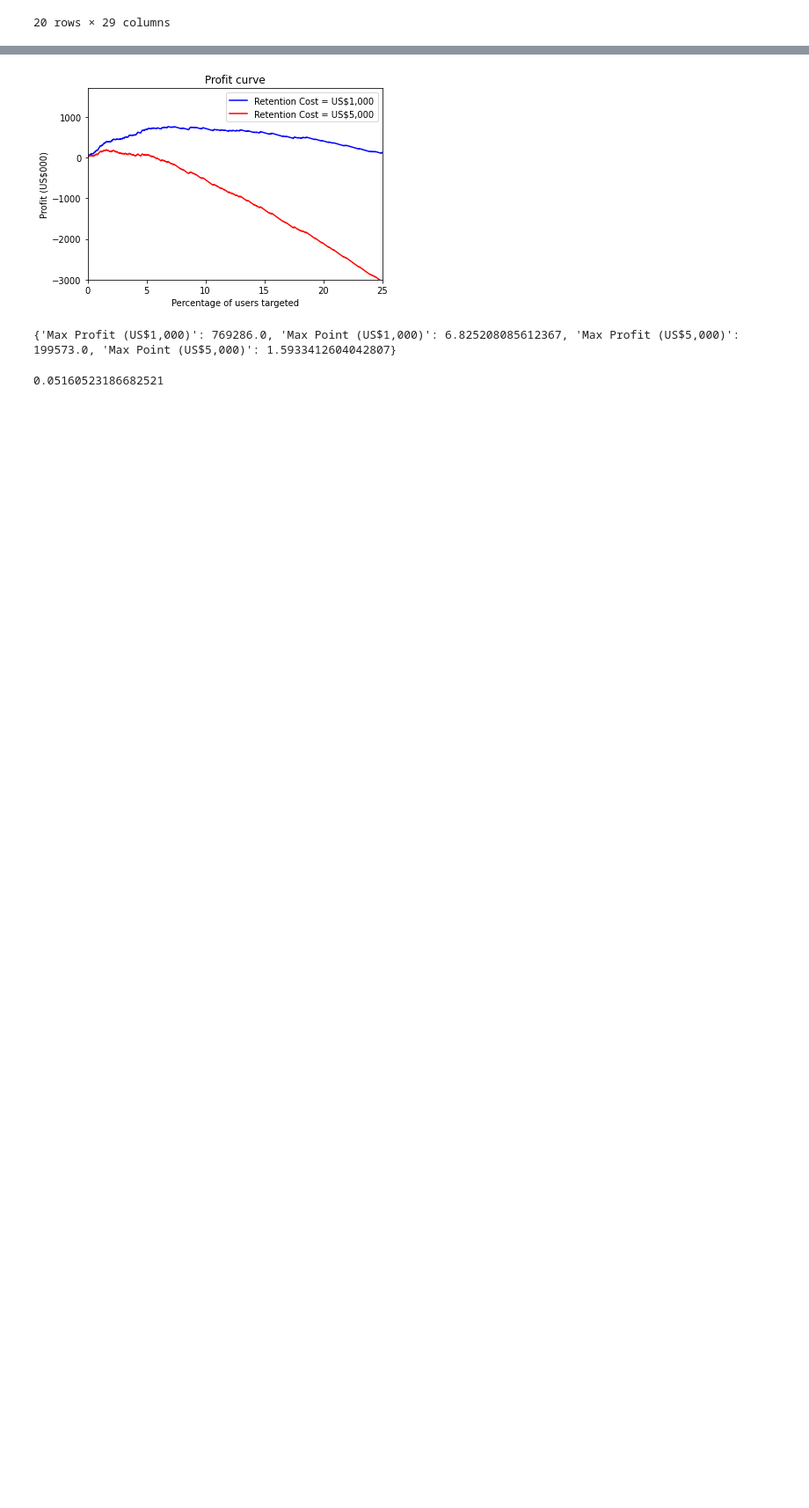
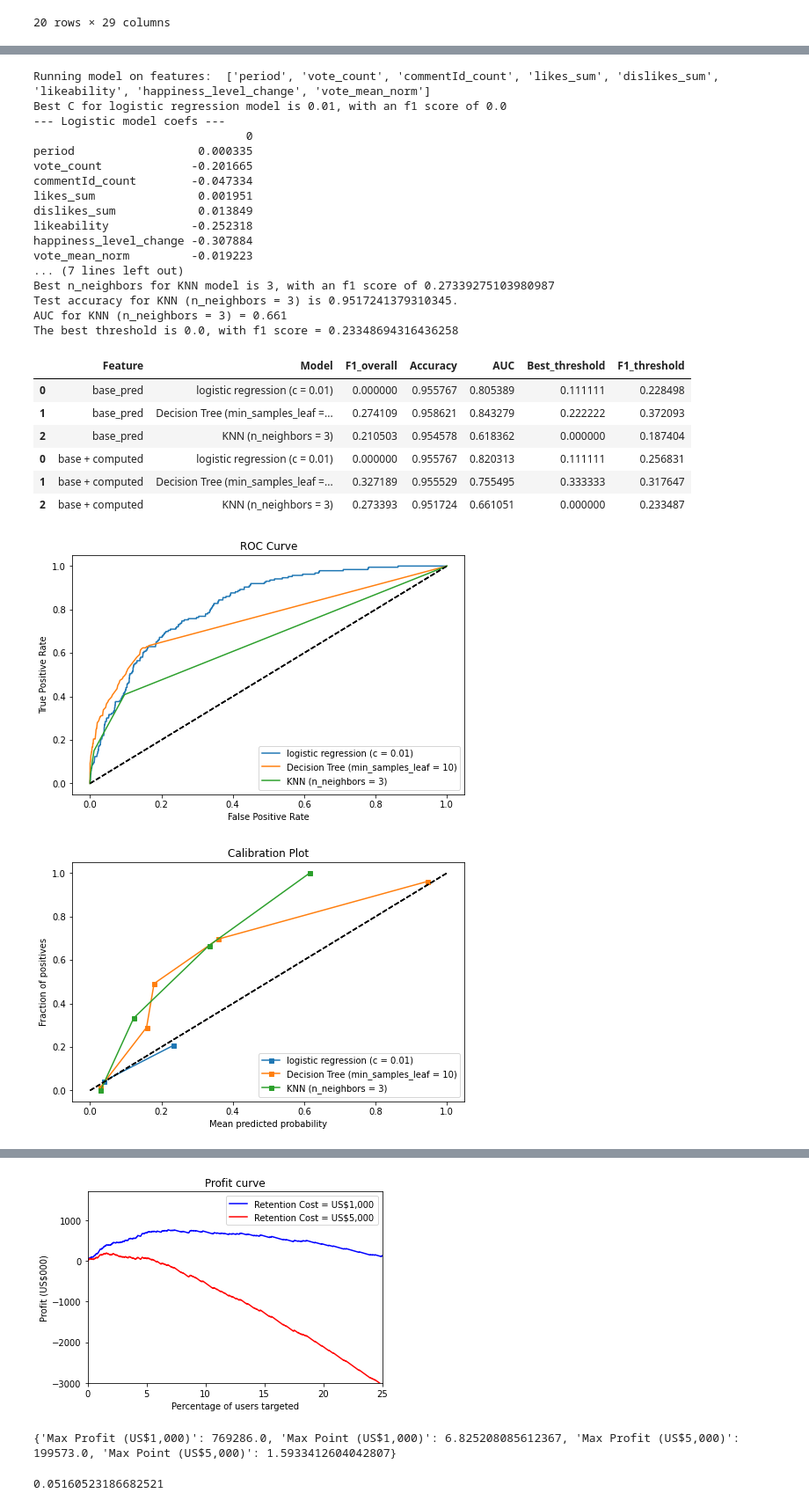
Before and after one commit to ceciliastern/ds_term_project, a Jupyter notebook: Model (Snapshot) - Happiness Dataset.ipynb, the cells around one changed output, grey strips where cells are left out. Shown at 88% size. Drawn from its saved outputs; the diff is of its cells as text; code cells hidden in the pictures; blank space fills up the shorter version.

```diff
--- a/Model (Snapshot) - Happiness Dataset.ipynb
+++ b/Model (Snapshot) - Happiness Dataset.ipynb
@@ -546,7 +546,7 @@ def sweepParams(models, x_train, y_train, params, param_name, model_name):
     return best_model, best_f1
 # %%
 def create_res(features, model_name, f1, accuracy, auc, threshold, f1_threshold):
-    return {"Feature": ' '.join(features),
+    return {"Feature": features,
             "Model": model_name,
             "F1_overall": f1,
             "Accuracy": accuracy,
@@ -662 +669,35 @@ The best threshold is 0.0, with f1 score = 0.16012558869701726
+# %%
+predictors = base_pred + computed_pred
+print("Running model on features: ", predictors)
+res = sweepModels(x_train[predictors], x_train[target], x_test[predictors],
+                  x_test[target], "base + computed")
+res_df = res_df.append(res)
+res_df
+# %% [output]
+Running model on features:  ['period', 'vote_count', 'commentId_count', 'likes_sum', 'dislikes_sum', 'likeability', 'happiness_level_change', 'vote_mean_norm']
+Best C for logistic regression model is 0.01, with an f1 score of 0.0
+--- Logistic model coefs ---
+                               0
+period                  0.000335
+vote_count             -0.201665
+commentId_count        -0.047334
+likes_sum               0.001951
+dislikes_sum            0.013849
+likeability            -0.252318
+happiness_level_change -0.307884
+vote_mean_norm         -0.019223
+... (7 lines left out)
+Best n_neighbors for KNN model is 3, with an f1 score of 0.27339275103980987
+Test accuracy for KNN (n_neighbors = 3) is 0.9517241379310345.
+AUC for KNN (n_neighbors = 3) = 0.661
+The best threshold is 0.0, with f1 score = 0.23348694316436258
+|  | Feature | Model | F1_overall | Accuracy | AUC | Best_threshold | F1_threshold |
+| 0 | base_pred | logistic regression (c = 0.01) | 0.000000 | 0.955767 | 0.805389 | 0.111111 | 0.228498 |
+| 1 | base_pred | Decision Tree (min_samples_leaf =... | 0.274109 | 0.958621 | 0.843279 | 0.222222 | 0.372093 |
+| 2 | base_pred | KNN (n_neighbors = 3) | 0.210503 | 0.954578 | 0.618362 | 0.000000 | 0.187404 |
+| 0 | base + computed | logistic regression (c = 0.01) | 0.000000 | 0.955767 | 0.820313 | 0.111111 | 0.256831 |
+| 1 | base + computed | Decision Tree (min_samples_leaf =... | 0.327189 | 0.955529 | 0.755495 | 0.333333 | 0.317647 |
+| 2 | base + computed | KNN (n_neighbors = 3) | 0.273393 | 0.951724 | 0.661051 | 0.000000 | 0.233487 |
+[figure, added]
+[figure, added]
 # %%
```
Also changed, not shown: parts of 20 cells of this notebook.
